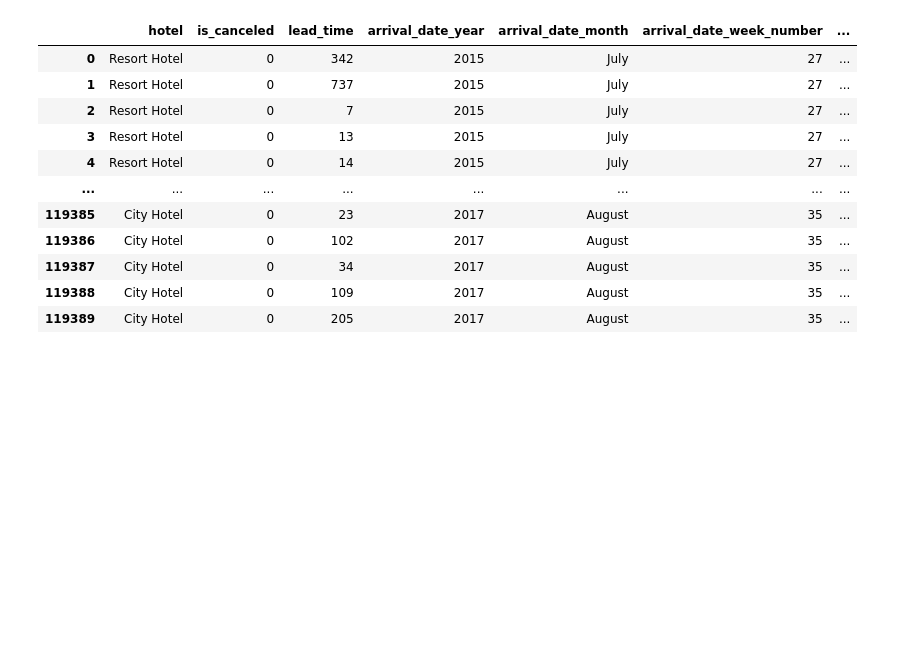
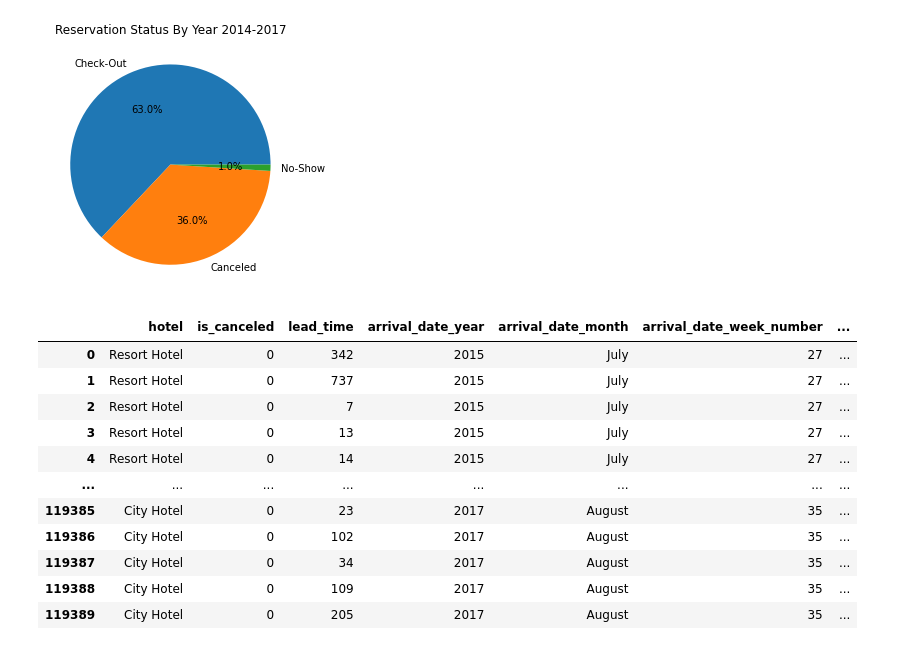
Before and after one commit to rangersx/aris_intermediate_python, a Jupyter notebook: Tugas Akhir.ipynb, the cells around one changed output. Cells and saved outputs as stored; diff of their text form; code cells hidden in the pictures; blank space fills up the shorter version.

```diff
--- a/Tugas Akhir.ipynb
+++ b/Tugas Akhir.ipynb
@@ -11,3 +39,15 @@ Semua informasi personal terkait pemesan telah dihapus dari data.
+# %%
+data2 = data['reservation_status'].value_counts().rename_axis('status').reset_index(name='counts')
+# %%
+pieData = data2['counts']
+pieLabel = data2['status']
+
+plt.pie(pieData, labels=pieLabel, autopct = '%1.1f%%')
+plt.title("Reservation Status By Year 2014-2017")
+plt.tight_layout()
+plt.show()
+# %% [output]
+[figure, added]
 # %%
 data
 # %% [output]
```
Also changed, not shown: parts of 59 cells of this notebook.
